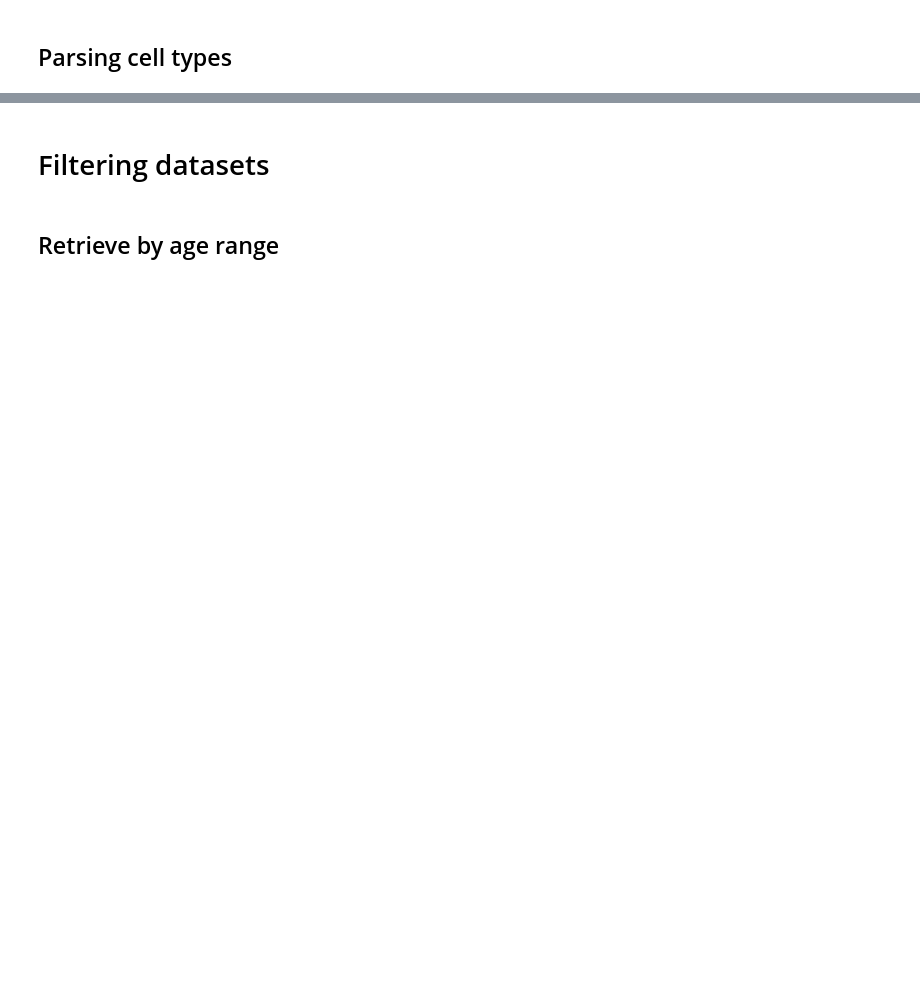
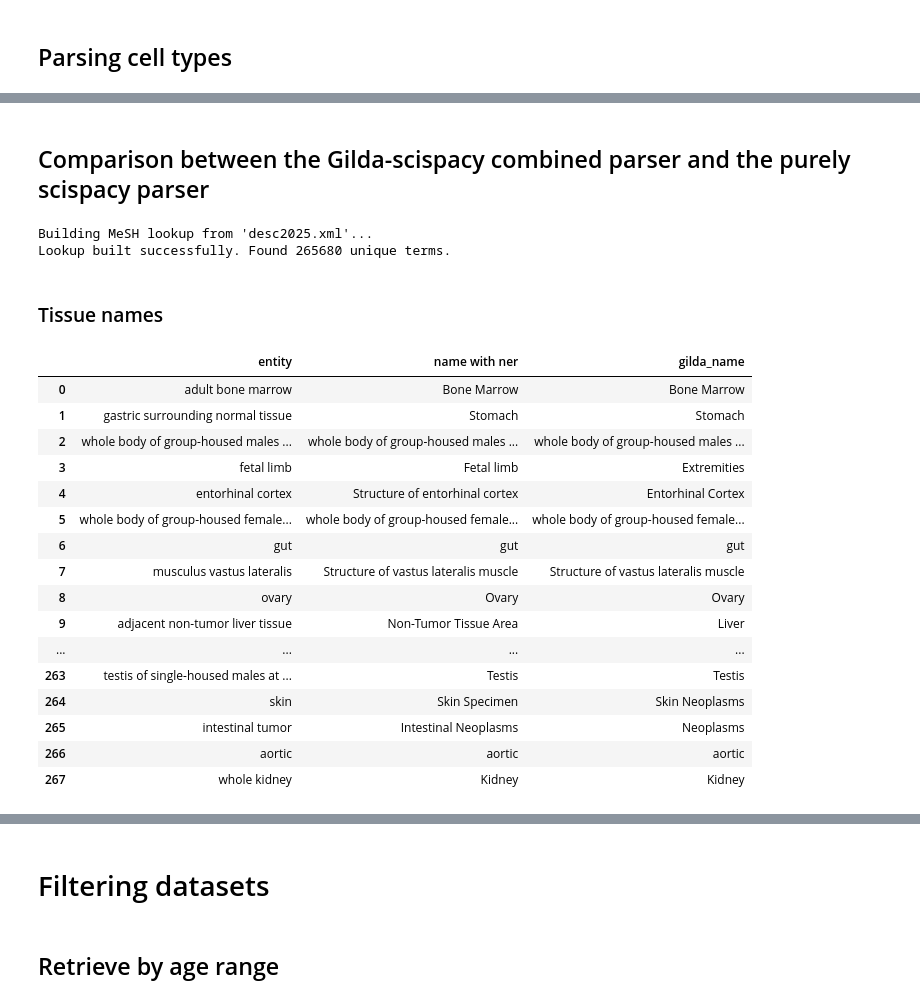
Before and after one commit to olegs/pubmed-paper-exploration, a Jupyter notebook: hallmarks_of_aging_related_dataset_analysis.ipynb, the cells around one changed output, grey strips where cells are left out. Drawn from its saved outputs; the diff is of its cells as text; code cells hidden in the pictures; blank space fills up the shorter version.

Commit message:
feat: Add comparison between gilda and scispacy to the notebook

```diff
--- a/hallmarks_of_aging_related_dataset_analysis.ipynb
+++ b/hallmarks_of_aging_related_dataset_analysis.ipynb
@@ -957,0 +957,32 @@ naming_df
+# %% [markdown]
+## Comparison between the Gilda-scispacy combined parser and the purely scispacy parser
+# %%
+from src.tissue_and_cell_type_standardization.get_standard_name import get_standard_name
+from src.tissue_and_cell_type_standardization.is_mesh_term_in_anatomy_or_disease import build_mesh_lookup
+mesh_lookup = build_mesh_lookup("desc2025.xml")
+# %% [output]
+Building MeSH lookup from 'desc2025.xml'...
+Lookup built successfully. Found 265680 unique terms.
+# %% [markdown]
+### Tissue names
+# %%
+tissue_naming_df["gilda_name"] = tissue_naming_df["entity"].apply(get_standard_name, mesh_lookup=mesh_lookup, nlp=nlp)
+tissue_naming_df[["entity", "name with ner", "gilda_name"]]
+# %% [output]
+|  | entity | name with ner | gilda_name |
+| 0 | adult bone marrow | Bone Marrow | Bone Marrow |
+| 1 | gastric surrounding normal tissue | Stomach | Stomach |
+| 2 | whole body of group-housed males ... | whole body of group-housed males ... | whole body of group-housed males ... |
+| 3 | fetal limb | Fetal limb | Extremities |
+| 4 | entorhinal cortex | Structure of entorhinal cortex | Entorhinal Cortex |
+| 5 | whole body of group-housed female... | whole body of group-housed female... | whole body of group-housed female... |
+| 6 | gut | gut | gut |
+| 7 | musculus vastus lateralis | Structure of vastus lateralis muscle | Structure of vastus lateralis muscle |
+| 8 | ovary | Ovary | Ovary |
+| 9 | adjacent non-tumor liver tissue | Non-Tumor Tissue Area | Liver |
+| ... | ... | ... | ... |
+| 263 | testis of single-housed males at ... | Testis | Testis |
+| 264 | skin | Skin Specimen | Skin Neoplasms |
+| 265 | intestinal tumor | Intestinal Neoplasms | Neoplasms |
+| 266 | aortic | aortic | aortic |
+| 267 | whole kidney | Kidney | Kidney |
```
Also changed, not shown: parts of 28 cells of this notebook.
